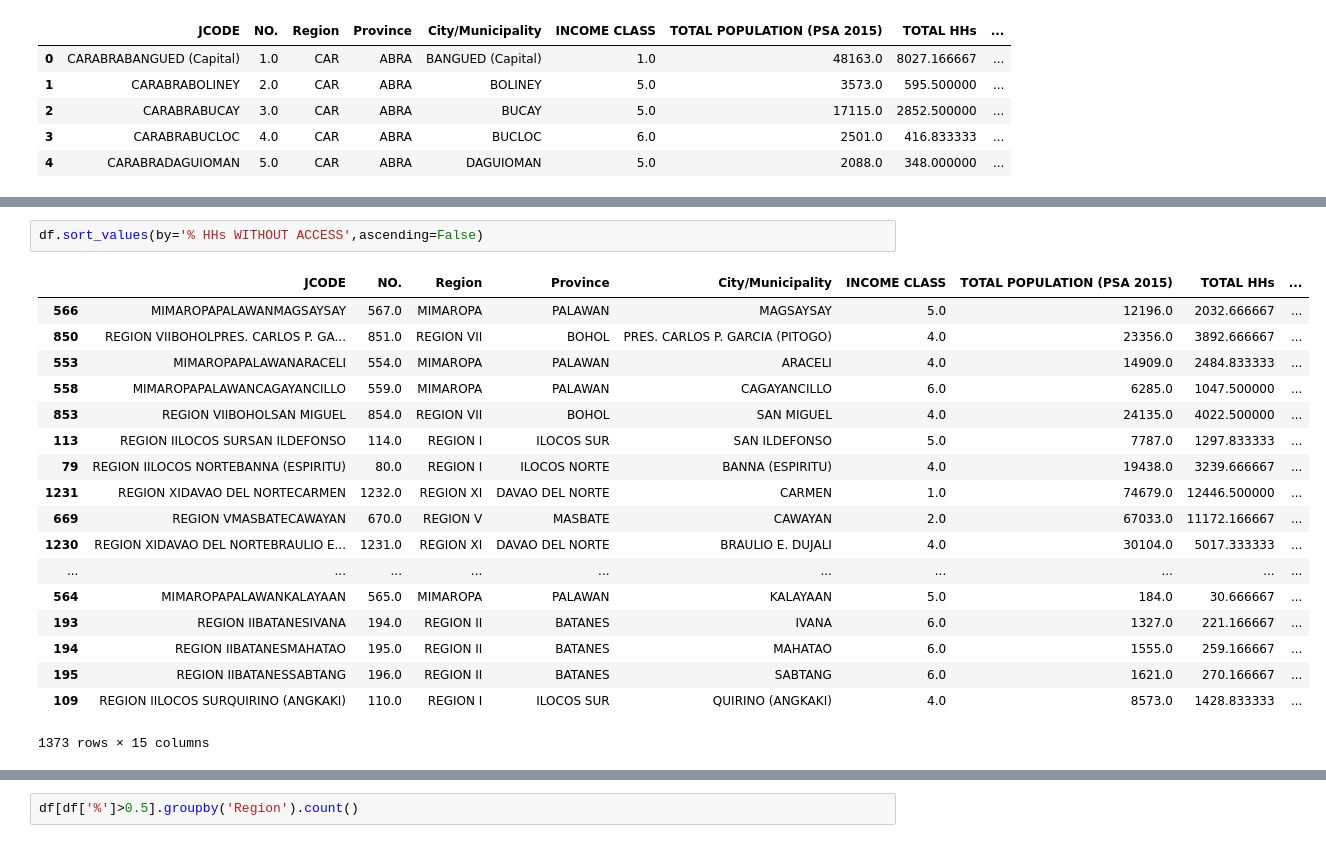
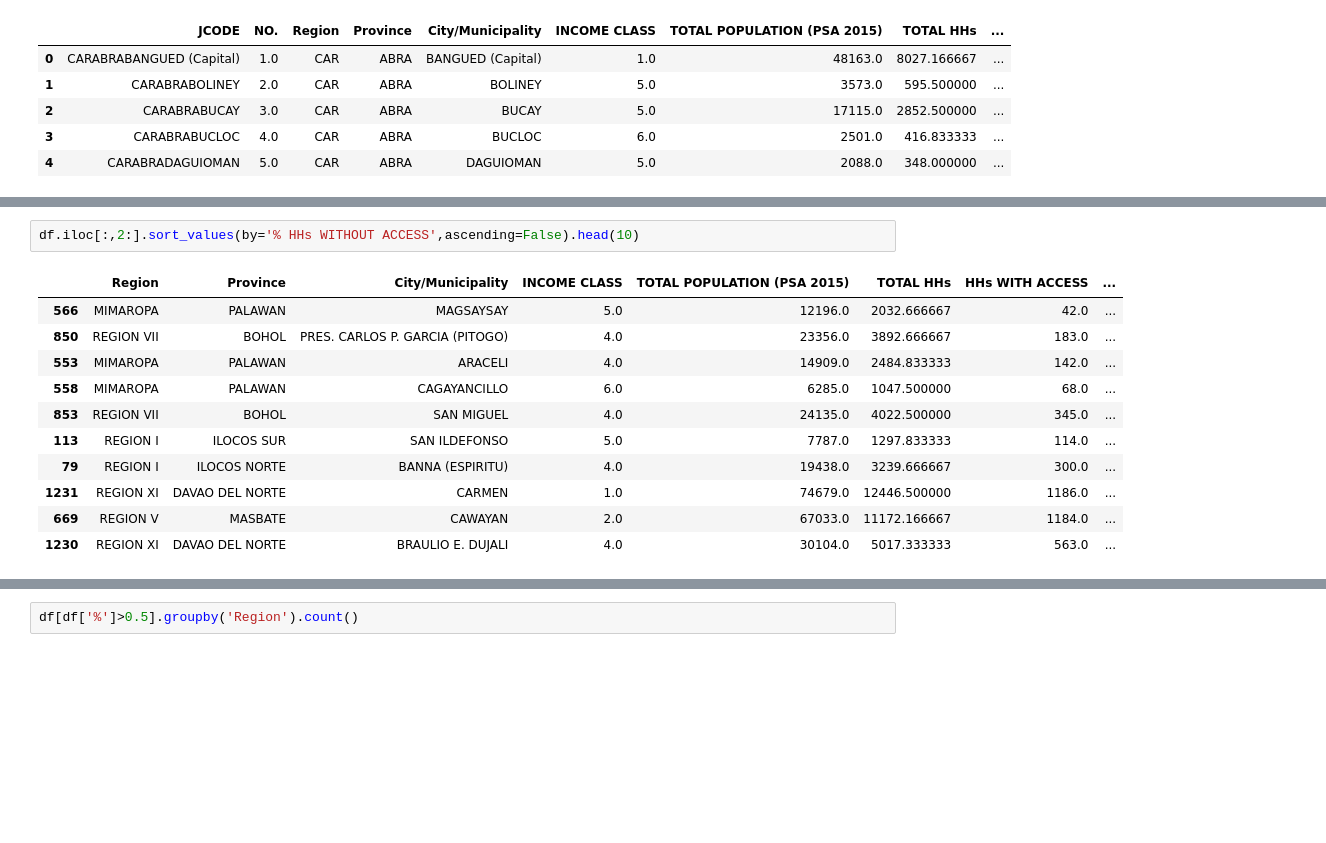
Before and after one commit to EiraBaccay/Water-Access-in-the-Philippines, a Jupyter notebook: Water Access Population.ipynb, the cells around one changed output, grey strips where cells are left out. Saved outputs shown, nothing was run; the diff lists cells and outputs as text; blank space fills up the shorter version.

```diff
--- a/Water Access Population.ipynb
+++ b/Water Access Population.ipynb
@@ -130,22 +144,15 @@ df.sort_values(by='HHs WITHOUT ACCESS',ascending=False)
 # %%
-df.sort_values(by='% HHs WITHOUT ACCESS',ascending=False)
+df.iloc[:,2:].sort_values(by='% HHs WITHOUT ACCESS',ascending=False).head(10)
 # %% [output]
-|  | JCODE | NO. | Region | Province | City/Municipality | INCOME CLASS | TOTAL POPULATION (PSA 2015) | TOTAL HHs | ... |
-| 566 | MIMAROPAPALAWANMAGSAYSAY | 567.0 | MIMAROPA | PALAWAN | MAGSAYSAY | 5.0 | 12196.0 | 2032.666667 | ... |
-| 850 | REGION VIIBOHOLPRES. CARLOS P. GA... | 851.0 | REGION VII | BOHOL | PRES. CARLOS P. GARCIA (PITOGO) | 4.0 | 23356.0 | 3892.666667 | ... |
-| 553 | MIMAROPAPALAWANARACELI | 554.0 | MIMAROPA | PALAWAN | ARACELI | 4.0 | 14909.0 | 2484.833333 | ... |
-| 558 | MIMAROPAPALAWANCAGAYANCILLO | 559.0 | MIMAROPA | PALAWAN | CAGAYANCILLO | 6.0 | 6285.0 | 1047.500000 | ... |
-| 853 | REGION VIIBOHOLSAN MIGUEL | 854.0 | REGION VII | BOHOL | SAN MIGUEL | 4.0 | 24135.0 | 4022.500000 | ... |
-| 113 | REGION IILOCOS SURSAN ILDEFONSO | 114.0 | REGION I | ILOCOS SUR | SAN ILDEFONSO | 5.0 | 7787.0 | 1297.833333 | ... |
-| 79 | REGION IILOCOS NORTEBANNA (ESPIRITU) | 80.0 | REGION I | ILOCOS NORTE | BANNA (ESPIRITU) | 4.0 | 19438.0 | 3239.666667 | ... |
-| 1231 | REGION XIDAVAO DEL NORTECARMEN | 1232.0 | REGION XI | DAVAO DEL NORTE | CARMEN | 1.0 | 74679.0 | 12446.500000 | ... |
-| 669 | REGION VMASBATECAWAYAN | 670.0 | REGION V | MASBATE | CAWAYAN | 2.0 | 67033.0 | 11172.166667 | ... |
-| 1230 | REGION XIDAVAO DEL NORTEBRAULIO E... | 1231.0 | REGION XI | DAVAO DEL NORTE | BRAULIO E. DUJALI | 4.0 | 30104.0 | 5017.333333 | ... |
-| ... | ... | ... | ... | ... | ... | ... | ... | ... | ... |
-| 564 | MIMAROPAPALAWANKALAYAAN | 565.0 | MIMAROPA | PALAWAN | KALAYAAN | 5.0 | 184.0 | 30.666667 | ... |
-| 193 | REGION IIBATANESIVANA | 194.0 | REGION II | BATANES | IVANA | 6.0 | 1327.0 | 221.166667 | ... |
-| 194 | REGION IIBATANESMAHATAO | 195.0 | REGION II | BATANES | MAHATAO | 6.0 | 1555.0 | 259.166667 | ... |
-| 195 | REGION IIBATANESSABTANG | 196.0 | REGION II | BATANES | SABTANG | 6.0 | 1621.0 | 270.166667 | ... |
-| 109 | REGION IILOCOS SURQUIRINO (ANGKAKI) | 110.0 | REGION I | ILOCOS SUR | QUIRINO (ANGKAKI) | 4.0 | 8573.0 | 1428.833333 | ... |
+|  | Region | Province | City/Municipality | INCOME CLASS | TOTAL POPULATION (PSA 2015) | TOTAL HHs | HHs WITH ACCESS | ... |
+| 566 | MIMAROPA | PALAWAN | MAGSAYSAY | 5.0 | 12196.0 | 2032.666667 | 42.0 | ... |
+| 850 | REGION VII | BOHOL | PRES. CARLOS P. GARCIA (PITOGO) | 4.0 | 23356.0 | 3892.666667 | 183.0 | ... |
+| 553 | MIMAROPA | PALAWAN | ARACELI | 4.0 | 14909.0 | 2484.833333 | 142.0 | ... |
+| 558 | MIMAROPA | PALAWAN | CAGAYANCILLO | 6.0 | 6285.0 | 1047.500000 | 68.0 | ... |
+| 853 | REGION VII | BOHOL | SAN MIGUEL | 4.0 | 24135.0 | 4022.500000 | 345.0 | ... |
+| 113 | REGION I | ILOCOS SUR | SAN ILDEFONSO | 5.0 | 7787.0 | 1297.833333 | 114.0 | ... |
+| 79 | REGION I | ILOCOS NORTE | BANNA (ESPIRITU) | 4.0 | 19438.0 | 3239.666667 | 300.0 | ... |
+| 1231 | REGION XI | DAVAO DEL NORTE | CARMEN | 1.0 | 74679.0 | 12446.500000 | 1186.0 | ... |
+| 669 | REGION V | MASBATE | CAWAYAN | 2.0 | 67033.0 | 11172.166667 | 1184.0 | ... |
+| 1230 | REGION XI | DAVAO DEL NORTE | BRAULIO E. DUJALI | 4.0 | 30104.0 | 5017.333333 | 563.0 | ... |
-1373 rows × 15 columns
 # %%
```
Also changed, not shown: parts of 5 cells of this notebook.
